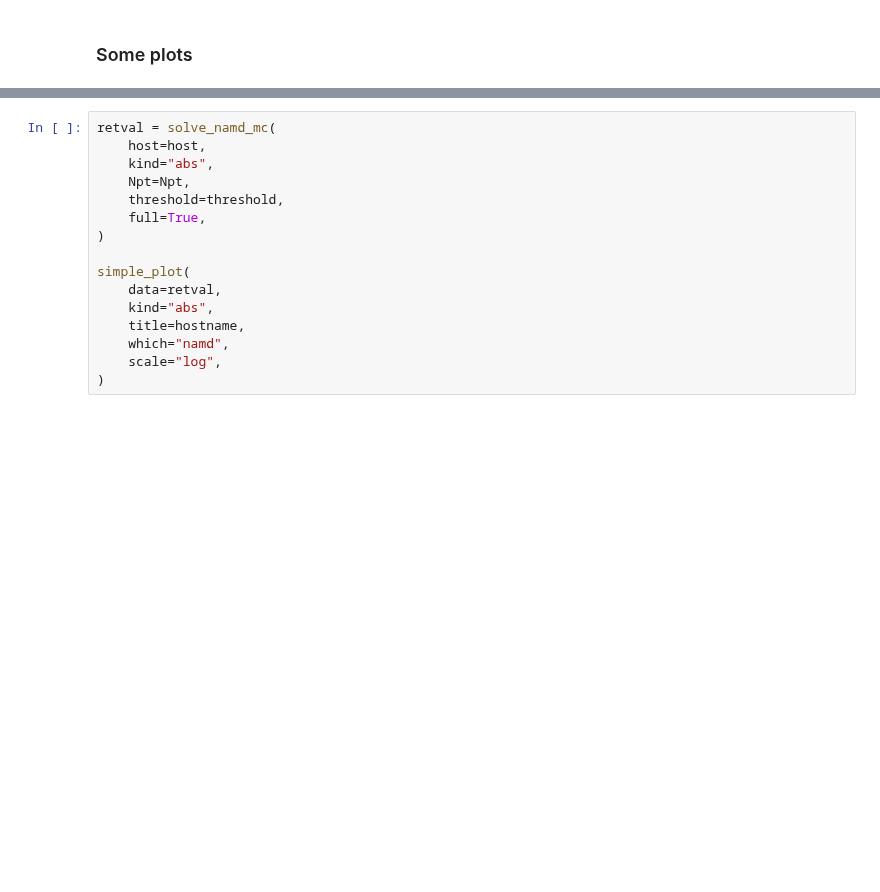
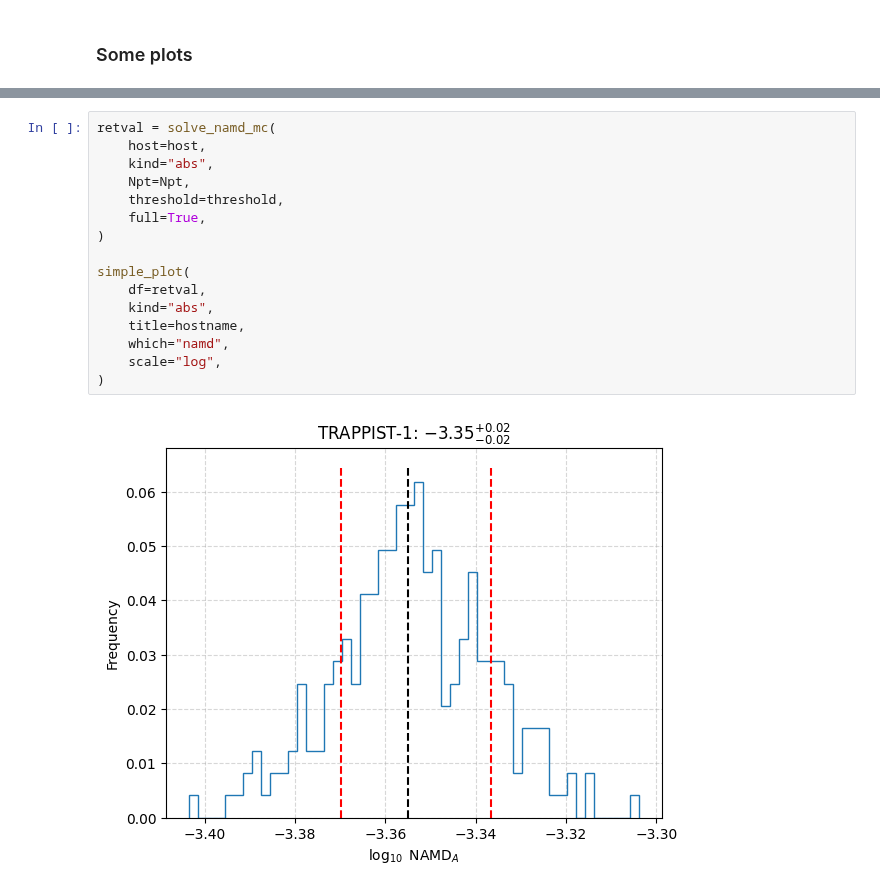
Before and after one commit to abocchieri/ExoNAMD, a Jupyter notebook: notebooks/api.ipynb, the cells around one changed output, grey strips where cells are left out. Drawn from its saved outputs; the diff is of its cells as text; blank space fills up the shorter version.

```diff
--- a/notebooks/api.ipynb
+++ b/notebooks/api.ipynb
@@ -346,16 +362,18 @@ simple_plot(
 # %%
 retval = solve_namd_mc(
     host=host,
     kind="abs",
     Npt=Npt,
     threshold=threshold,
     full=True,
 )
 
 simple_plot(
-    data=retval,
+    df=retval,
     kind="abs",
     title=hostname,
     which="namd",
     scale="log",
 )
+# %% [output]
+[figure, added]
```
Also changed, not shown: parts of 12 cells of this notebook.
